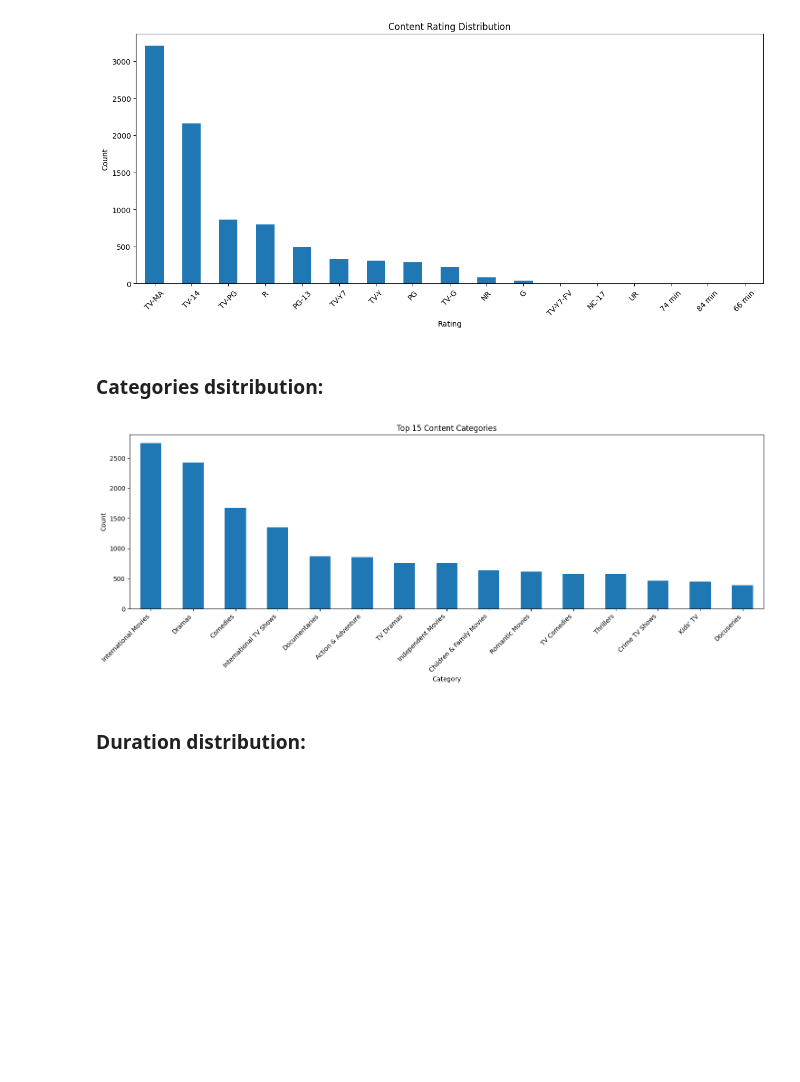
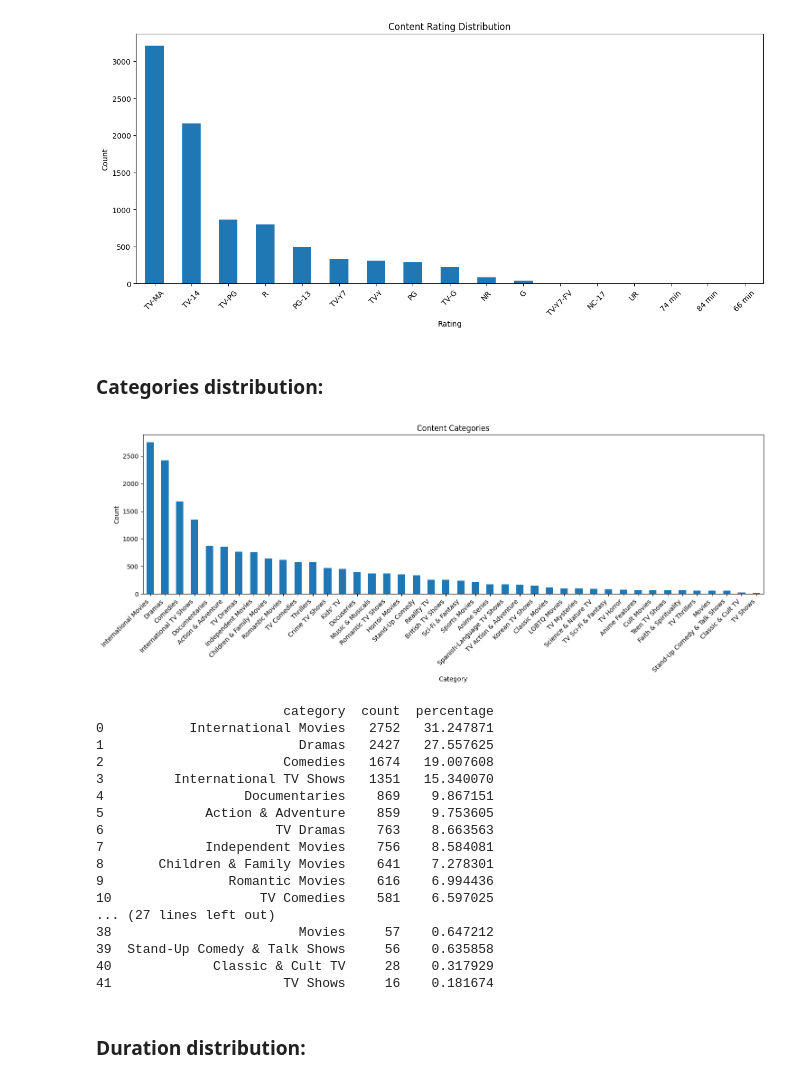
Before and after one commit to nramira/movie_category_clf, a Jupyter notebook: notebooks/eda.ipynb, the cells around one changed output. Cells and saved outputs as stored; diff of their text form; code cells hidden in the pictures; blank space fills up the shorter version.

```diff
--- a/notebooks/eda.ipynb
+++ b/notebooks/eda.ipynb
@@ -123,21 +131,47 @@ plt.show()
 # %% [output]
 [figure]
 # %% [markdown]
-### Categories dsitribution:
+### Categories distribution:
 # %%
-categories = df['listed_in'].dropna().str.split(', ').explode()
-top_categories = categories.value_counts().head(15)
+categories = df["listed_in"].str.split(", ").explode()
+top_categories = categories.value_counts()
 
 plt.figure(figsize=(15, 6))
-top_categories.plot(kind='bar')
-plt.title('Top 15 Content Categories')
-plt.xlabel('Category')
-plt.ylabel('Count')
-plt.xticks(rotation=45, ha='right')
+top_categories.plot(kind="bar")
+plt.title("Content Categories")
+plt.xlabel("Category")
+plt.ylabel("Count")
+plt.xticks(rotation=45, ha="right")
 plt.tight_layout()
 plt.show()
+
+top_categories_df = pd.DataFrame(
+    {
+        "category": top_categories.index,
+        "count": top_categories.values,
+        "percentage": top_categories.values / len(df) * 100,
+    }
+).sort_values("count", ascending=False, ignore_index=True)
+print(top_categories_df)
 # %% [output]
-[figure, old version]
+[figure, new version]
+                        category  count  percentage
+0           International Movies   2752   31.247871
+1                         Dramas   2427   27.557625
+2                       Comedies   1674   19.007608
+3         International TV Shows   1351   15.340070
+4                  Documentaries    869    9.867151
+5             Action & Adventure    859    9.753605
+6                      TV Dramas    763    8.663563
+7             Independent Movies    756    8.584081
+8       Children & Family Movies    641    7.278301
+9                Romantic Movies    616    6.994436
+10                   TV Comedies    581    6.597025
+... (27 lines left out)
+38                        Movies     57    0.647212
+39  Stand-Up Comedy & Talk Shows     56    0.635858
+40             Classic & Cult TV     28    0.317929
+41                      TV Shows     16    0.181674
 # %% [markdown]
 ### Duration distribution:
 # %%
```
Also changed, not shown: parts of 26 cells of this notebook.
